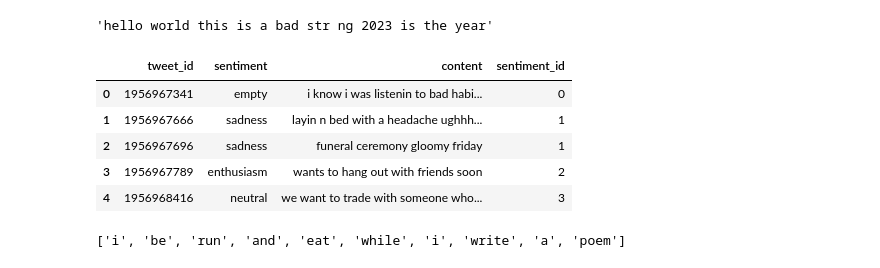
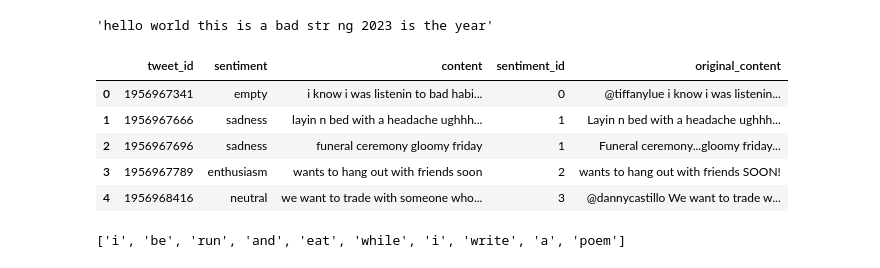
Before and after one commit to ejcv/NLP_course, a Jupyter notebook: first_session_nlp_course.ipynb, the cells around one changed output. Saved outputs shown, nothing was run; the diff lists cells and outputs as text; code cells hidden in the pictures.

```diff
--- a/first_session_nlp_course.ipynb
+++ b/first_session_nlp_course.ipynb
@@ -512,17 +524,18 @@ preprocess_text('HeLlo.World! #this is;, (a bad str!ng)...    2023 is the year')
 # %%
 # with what we have learnt so far we cant handle abbreviations, we won't cover that here
 # but if interested you can search for grammar correctors, using an exhaustive dictionary, or even a probabilistic model
 
+df['original_content'] = df['content']
 # lets put everything together and apply it to the dataframe
 df['content'] = df['content'].apply(remove_usernames).apply(preprocess_text)
 df.head()
 # %% [output]
-|  | tweet_id | sentiment | content | sentiment_id |
-| 0 | 1956967341 | empty | i know i was listenin to bad habi... | 0 |
-| 1 | 1956967666 | sadness | layin n bed with a headache ughhh... | 1 |
-| 2 | 1956967696 | sadness | funeral ceremony gloomy friday | 1 |
-| 3 | 1956967789 | enthusiasm | wants to hang out with friends soon | 2 |
-| 4 | 1956968416 | neutral | we want to trade with someone who... | 3 |
+|  | tweet_id | sentiment | content | sentiment_id | original_content |
+| 0 | 1956967341 | empty | i know i was listenin to bad habi... | 0 | @tiffanylue i know i was listenin... |
+| 1 | 1956967666 | sadness | layin n bed with a headache ughhh... | 1 | Layin n bed with a headache ughhh... |
+| 2 | 1956967696 | sadness | funeral ceremony gloomy friday | 1 | Funeral ceremony...gloomy friday... |
+| 3 | 1956967789 | enthusiasm | wants to hang out with friends soon | 2 | wants to hang out with friends SOON! |
+| 4 | 1956968416 | neutral | we want to trade with someone who... | 3 | @dannycastillo We want to trade w... |
 # %%
 # now that we have preprocessed the text we can tokenize it
 # we can use a simple tokenizer from nltk and then lemmatize the tokens, so we can reduce the number of tokens
```
Also changed, not shown: parts of 31 cells of this notebook.
